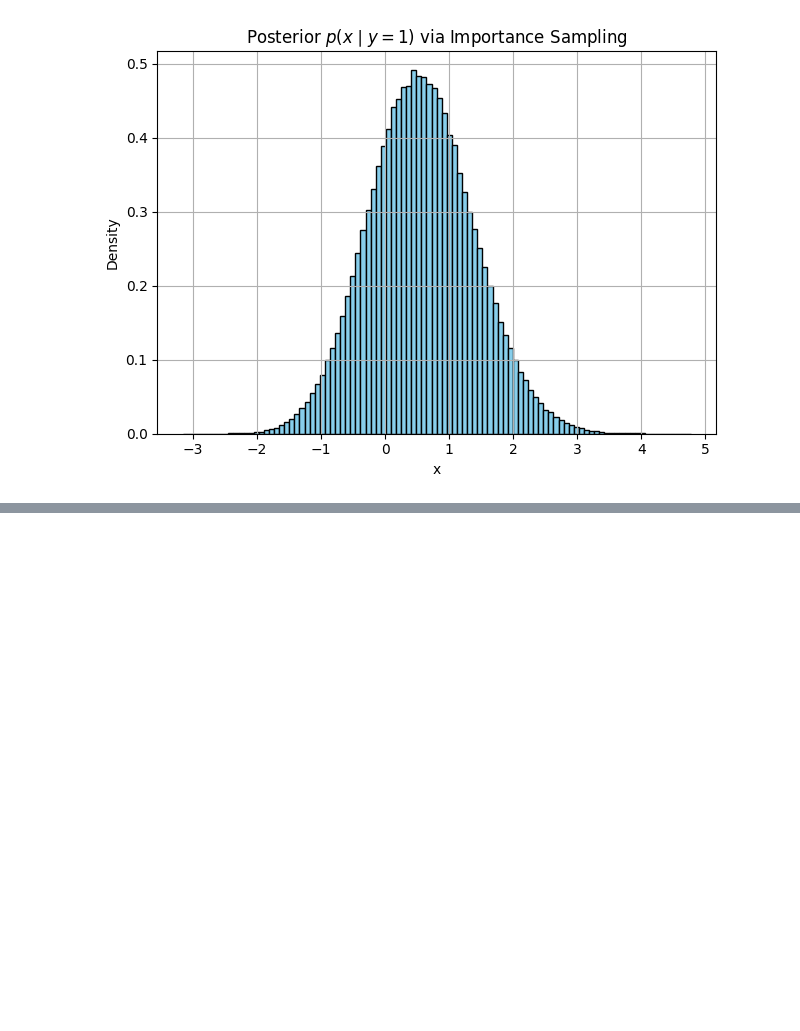
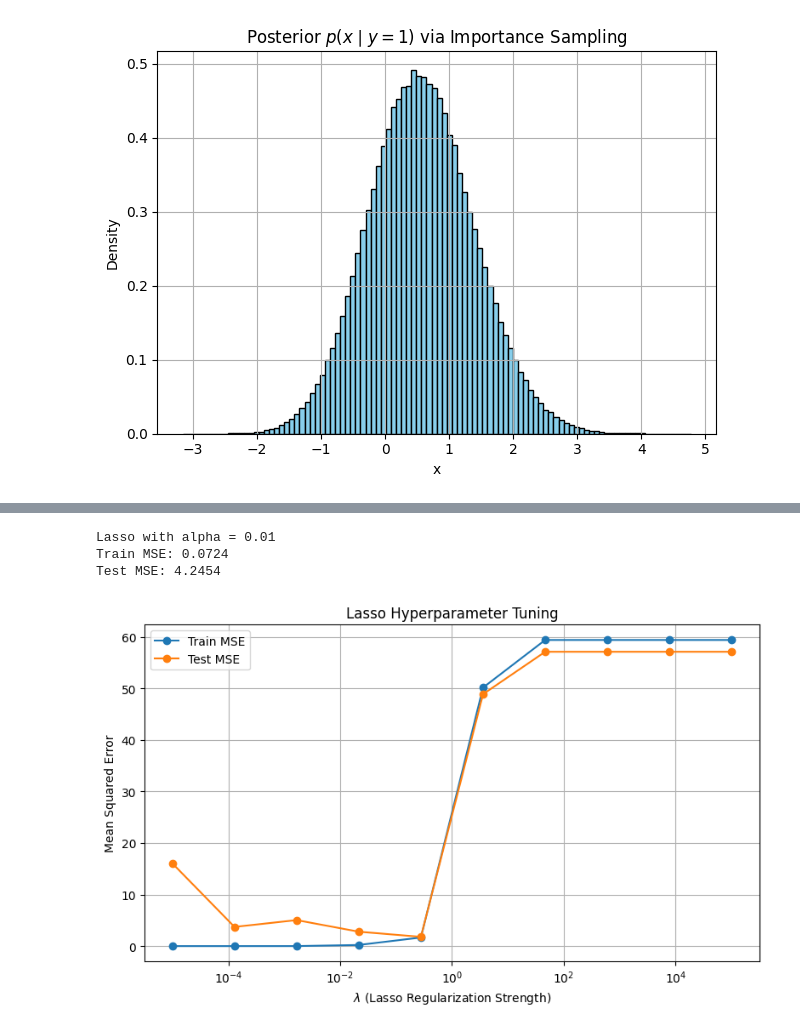
Before and after one commit to kkipngenokoech/MathsRequiredForAI, a Jupyter notebook: PGM/HW3/homework.ipynb, the cells around one changed output, grey strips where cells are left out. Cells and saved outputs as stored; diff of their text form; code cells hidden in the pictures; blank space fills up the shorter version.

Commit message:
lasso & lambda successful

```diff
--- a/PGM/HW3/homework.ipynb
+++ b/PGM/HW3/homework.ipynb
@@ -327,0 +353,64 @@ Posterior variance of x | y=1: 0.68073
+# %%
+from sklearn.linear_model import Lasso
+from sklearn.metrics import mean_squared_error
+
+# Use a small alpha to start (default is 1.0, which might over-regularize)
+alpha = 0.01
+model = Lasso(alpha=alpha)
+model.fit(X_train, y_train)
+
+# Predictions
+y_train_pred = model.predict(X_train)
+y_test_pred = model.predict(X_test)
+
+# Compute MSE
+mse_train = mean_squared_error(y_train, y_train_pred)
+mse_test = mean_squared_error(y_test, y_test_pred)
+
+print(f"Lasso with alpha = {alpha}")
+print(f"Train MSE: {mse_train:.4f}")
+print(f"Test MSE: {mse_test:.4f}")
+# %% [output]
+Lasso with alpha = 0.01
+Train MSE: 0.0724
+Test MSE: 4.2454
+# %%
+import matplotlib.pyplot as plt
+from sklearn.linear_model import Lasso
+from sklearn.metrics import mean_squared_error
+import numpy as np
+
+# Define lambdas (alphas)
+lambdas = np.logspace(-5, 5, 10)
+train_errors = []
+test_errors = []
+
+# Train Lasso for each lambda
+for alpha in lambdas:
+    model = Lasso(alpha=alpha, max_iter=10000)
+    model.fit(X_train, y_train)
+
+    y_train_pred = model.predict(X_train)
+    y_test_pred = model.predict(X_test)
+
+    mse_train = mean_squared_error(y_train, y_train_pred)
+    mse_test = mean_squared_error(y_test, y_test_pred)
+
+    train_errors.append(mse_train)
+    test_errors.append(mse_test)
+
+# Plotting
+plt.figure(figsize=(8, 5))
+plt.plot(lambdas, train_errors, marker='o', label='Train MSE')
+plt.plot(lambdas, test_errors, marker='o', label='Test MSE')
+plt.xscale('log')
+plt.xlabel(r'$\lambda$ (Lasso Regularization Strength)')
+plt.ylabel('Mean Squared Error')
+plt.title('Lasso Hyperparameter Tuning')
+plt.legend()
+plt.grid(True)
+plt.tight_layout()
+plt.savefig("lasso_mse_vs_lambda.png")
+plt.show()
+# %% [output]
+[figure, added]
```
Also changed, not shown: parts of 3 cells of this notebook, 8 other files.
